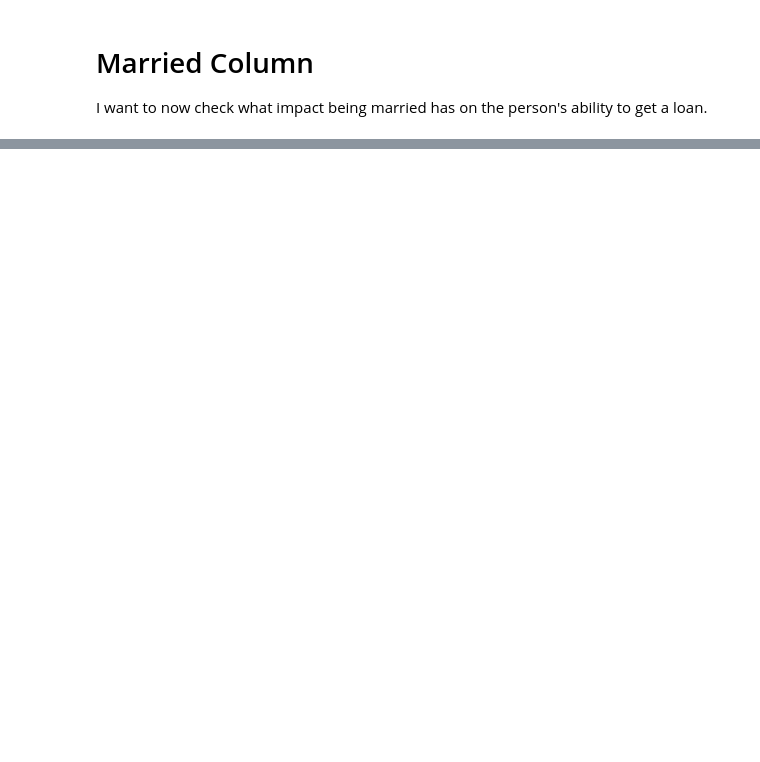
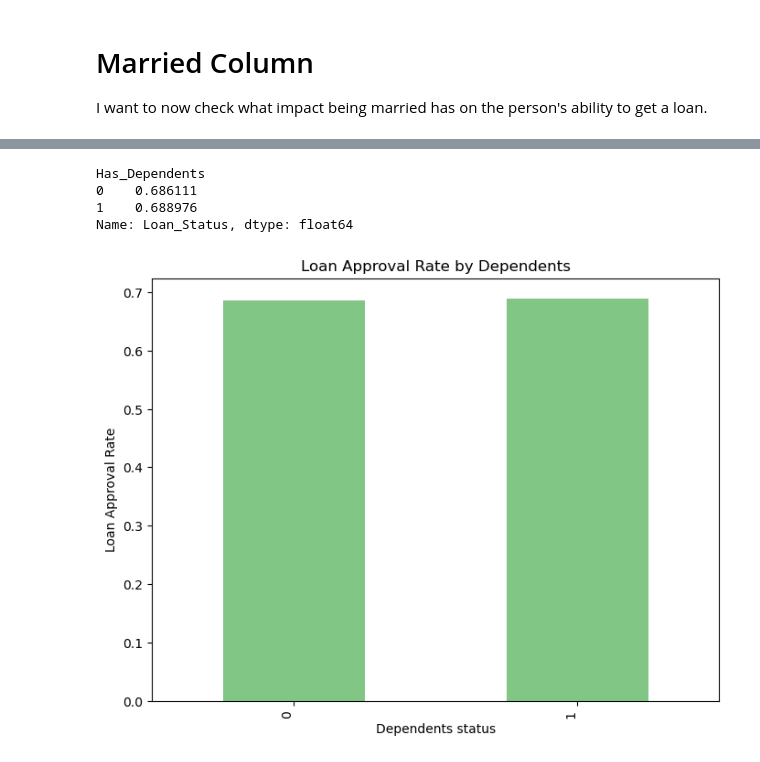
Before and after one commit to fredrickgacheru/loan_eligibility_project, a Jupyter notebook: loanProjectV1.ipynb, the cells around one changed output, grey strips where cells are left out. Drawn from its saved outputs; the diff is of its cells as text; code cells hidden in the pictures; blank space fills up the shorter version.

```diff
--- a/loanProjectV1.ipynb
+++ b/loanProjectV1.ipynb
@@ -132,0 +198,30 @@ Name: Loan_Status, dtype: float64
+# %%
+#Fill Missing Values
+# Because it is still categorical values, I will be using mode still.
+dataset['Dependents'] = dataset['Dependents'].fillna(dataset['Dependents'].mode()[0])
+# %%
+# Creating the Has Dependents Column
+has_dependents = []
+value = 0
+for data in dataset['Dependents']:
+    if data == "3+":
+        value = 1
+    elif int(data)>0:
+        value = 1
+    else:
+        value = 0
+    has_dependents.append(value)
+
+dataset['Has_Dependents'] = has_dependents
+# %%
+# Creating the Many Dependents Column
+many_dependents = []
+value = 0
+for data in dataset['Dependents']:
+    if data == "3+":
+        value = 1
+    else:
+        value = 0
+    many_dependents.append(value)
+
+dataset['many_Dependents'] = many_dependents
@@ -132,0 +231,21 @@ Name: Loan_Status, dtype: float64
+# %%
+#Change the Loan_Status to numeric values
+# Visual representation of how being married can impact loan approval
+loan_approval_rate = dataset.groupby('Has_Dependents')['Loan_Status'].mean()
+print(loan_approval_rate)
+# Plotting with Matplotlib
+plt.figure(figsize=(8, 6))
+loan_approval_rate.plot(kind='bar', color=['#4CAF50'], alpha=0.7)
+plt.title('Loan Approval Rate by Dependents')
+plt.xlabel('Dependents status')
+plt.ylabel('Loan Approval Rate')
+# Adjust x-axis labels
+plt.xticks(rotation=90, ha='right', fontsize=10)  # Rotate and align labels for better readability
+
+plt.show()
+# %% [output]
+Has_Dependents
+0    0.686111
+1    0.688976
+Name: Loan_Status, dtype: float64
+[figure, added]
```
Also changed, not shown: parts of 24 cells of this notebook.
